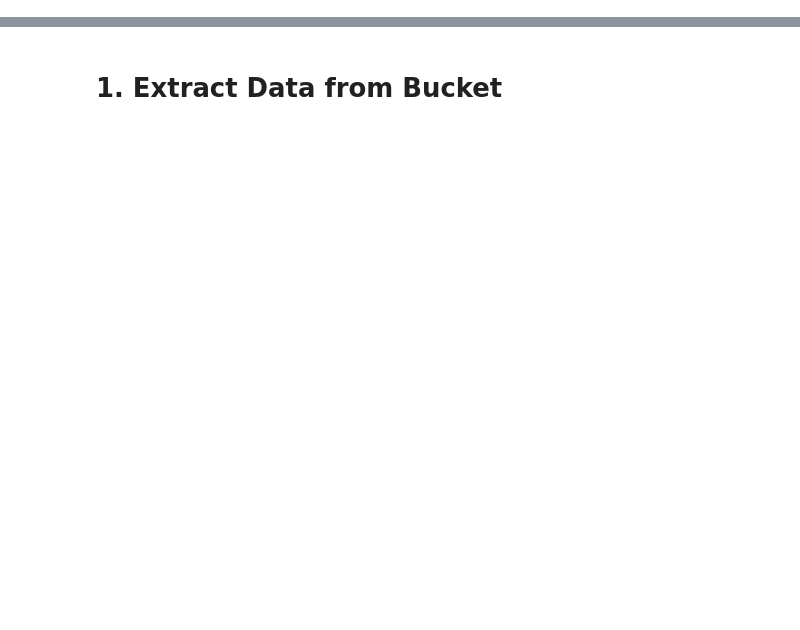
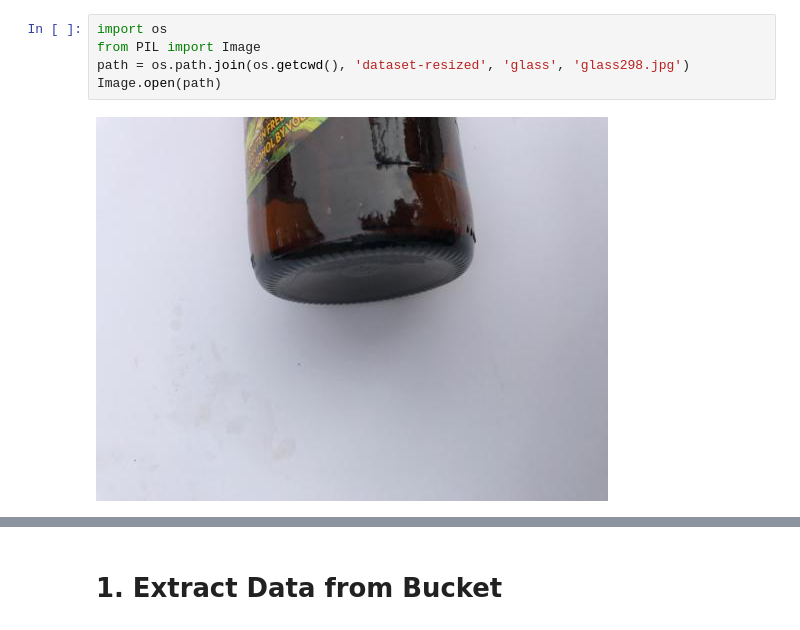
Before and after one commit to ndecavel/Recycling, a Jupyter notebook: Nicolas.ipynb, the cells around one changed output, grey strips where cells are left out. Saved outputs shown, nothing was run; the diff lists cells and outputs as text; blank space fills up the shorter version.

```diff
--- a/Nicolas.ipynb
+++ b/Nicolas.ipynb
@@ -179,0 +10,7 @@ for waste_type in waste_types:
+# %%
+import os
+from PIL import Image
+path = os.path.join(os.getcwd(), 'dataset-resized', 'glass', 'glass298.jpg')
+Image.open(path)
+# %% [output]
+[figure, added]
```
Also changed, not shown: parts of 39 cells of this notebook.
